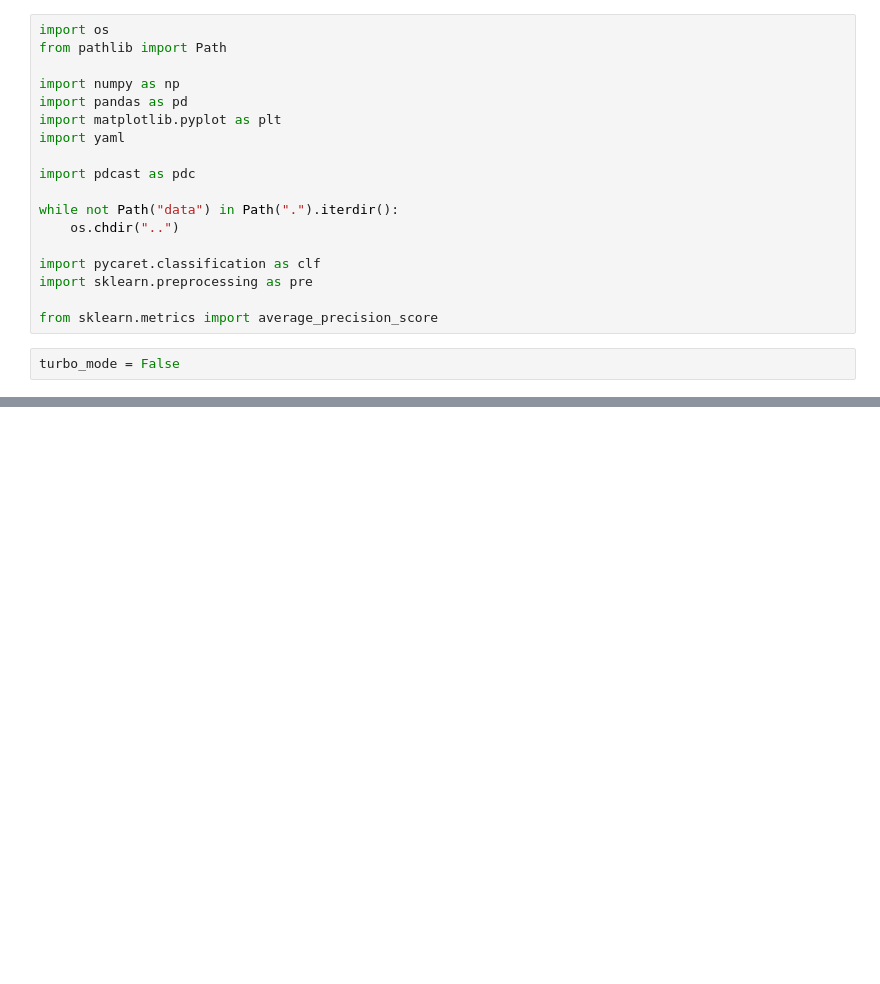
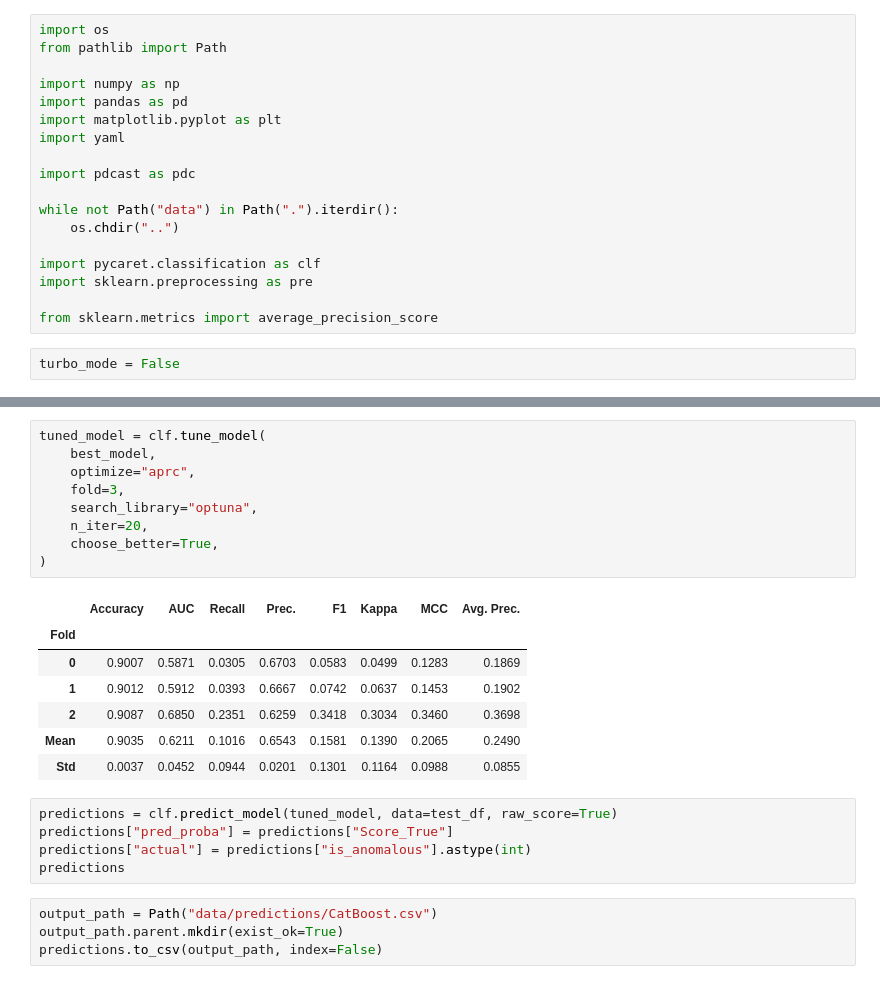
Before and after one commit to domvwt/msc-thesis, a Jupyter notebook: notebooks/12-model-selection-pycaret-imbalanced.ipynb, the cells around one changed output, grey strips where cells are left out. Drawn from its saved outputs; the diff is of its cells as text; blank space fills up the shorter version.

```diff
--- a/notebooks/12-model-selection-pycaret-imbalanced.ipynb
+++ b/notebooks/12-model-selection-pycaret-imbalanced.ipynb
@@ -123,0 +178,26 @@ best_model_imbalanced = clf.compare_models(sort="APC", turbo=turbo_mode)
+# %%
+tuned_model = clf.tune_model(
+    best_model,
+    optimize="aprc",
+    fold=3,
+    search_library="optuna",
+    n_iter=20,
+    choose_better=True,
+)
+# %% [output]
+|  | Accuracy | AUC | Recall | Prec. | F1 | Kappa | MCC | Avg. Prec. |
+| Fold |  |  |  |  |  |  |  |  |
+| 0 | 0.9007 | 0.5871 | 0.0305 | 0.6703 | 0.0583 | 0.0499 | 0.1283 | 0.1869 |
+| 1 | 0.9012 | 0.5912 | 0.0393 | 0.6667 | 0.0742 | 0.0637 | 0.1453 | 0.1902 |
+| 2 | 0.9087 | 0.6850 | 0.2351 | 0.6259 | 0.3418 | 0.3034 | 0.3460 | 0.3698 |
+| Mean | 0.9035 | 0.6211 | 0.1016 | 0.6543 | 0.1581 | 0.1390 | 0.2065 | 0.2490 |
+| Std | 0.0037 | 0.0452 | 0.0944 | 0.0201 | 0.1301 | 0.1164 | 0.0988 | 0.0855 |
+# %%
+predictions = clf.predict_model(tuned_model, data=test_df, raw_score=True)
+predictions["pred_proba"] = predictions["Score_True"]
+predictions["actual"] = predictions["is_anomalous"].astype(int)
+predictions
+# %%
+output_path = Path("data/predictions/CatBoost.csv")
+output_path.parent.mkdir(exist_ok=True)
+predictions.to_csv(output_path, index=False)
```
Also changed, not shown: parts of 16 cells of this notebook, 12 other files.
